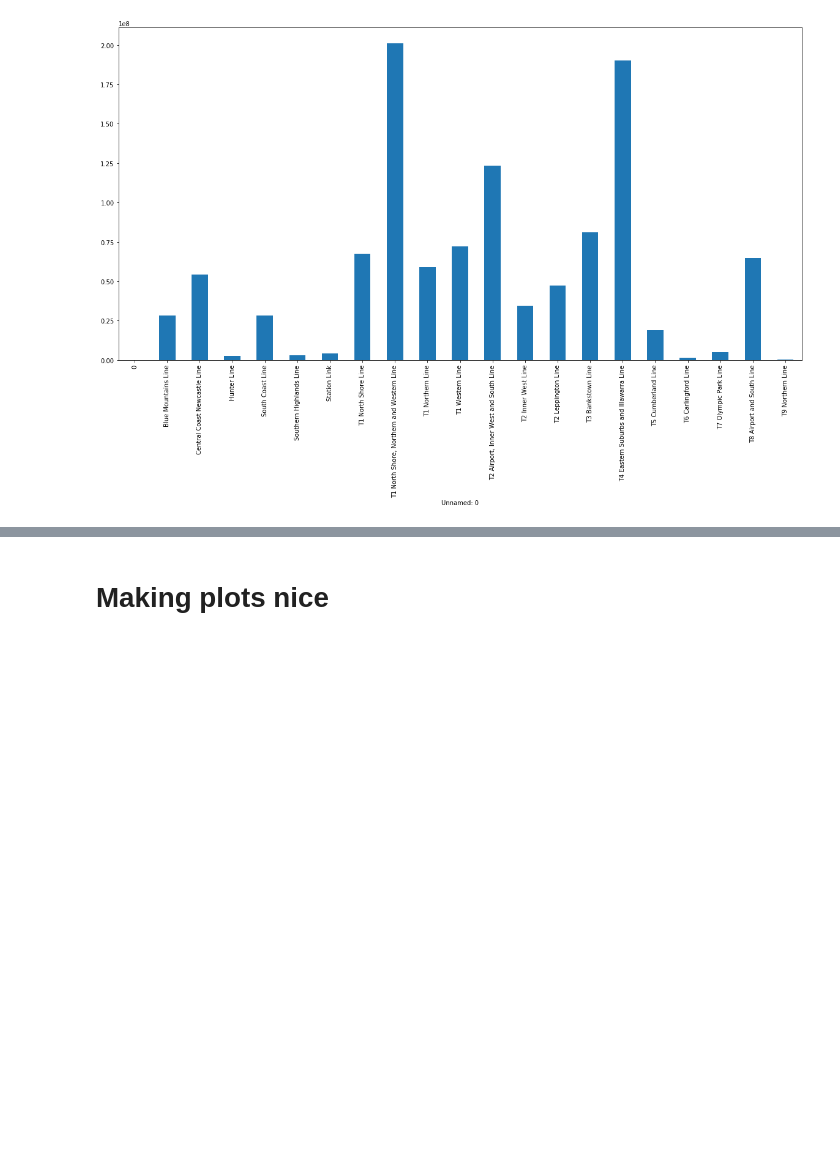
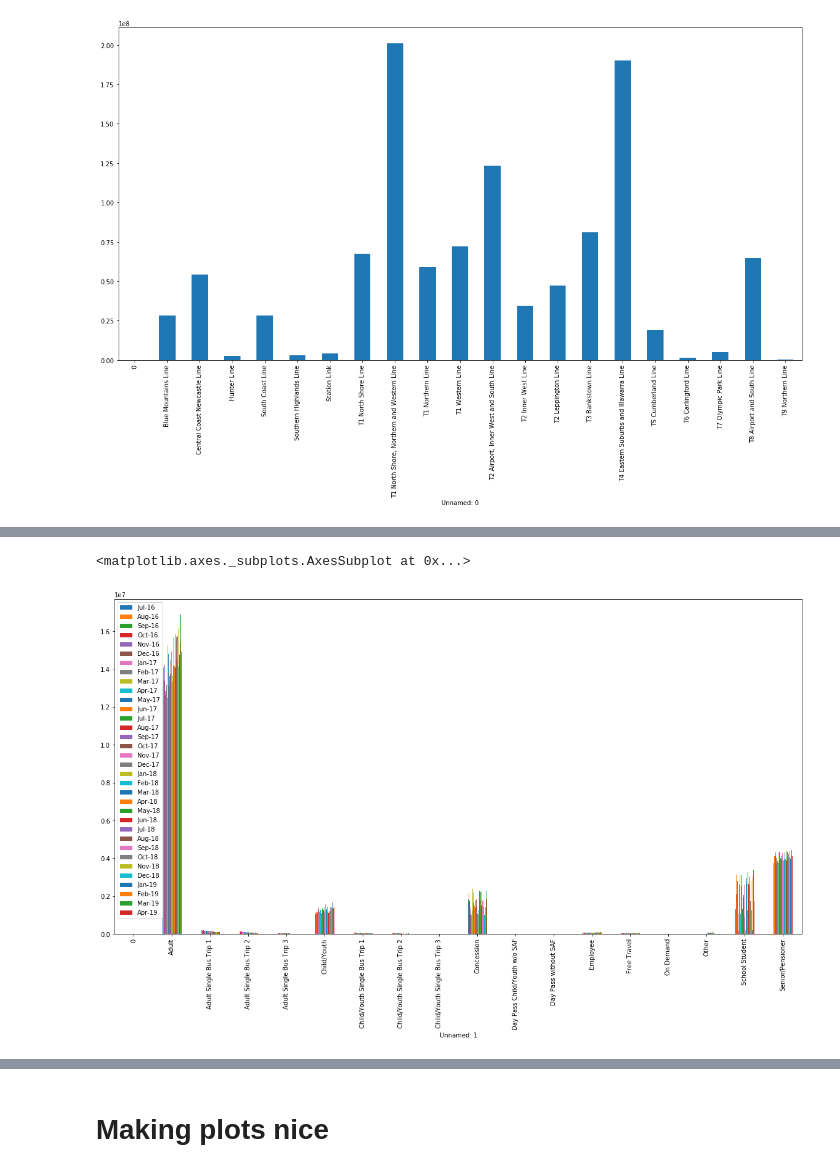
Before and after one commit to LukeRicho/dataproject, a Jupyter notebook: basic_pandas.ipynb, the cells around one changed output, grey strips where cells are left out. Cells and saved outputs as stored; diff of their text form; code cells hidden in the pictures; blank space fills up the shorter version.

```diff
--- a/basic_pandas.ipynb
+++ b/basic_pandas.ipynb
@@ -559,0 +247,2 @@ NameError: name 'pdvc' is not defined
+# %%
+busdata_passenger_sum = bus_data.groupby("Unnamed: 1").sum()
@@ -559,0 +272,5 @@ NameError: name 'pdvc' is not defined
+# %%
+busdata_passenger_sum.plot(kind = "bar")
+# %% [output]
+<matplotlib.axes._subplots.AxesSubplot at 0x...>
+[figure, added]
```
Also changed, not shown: parts of 117 cells of this notebook.
